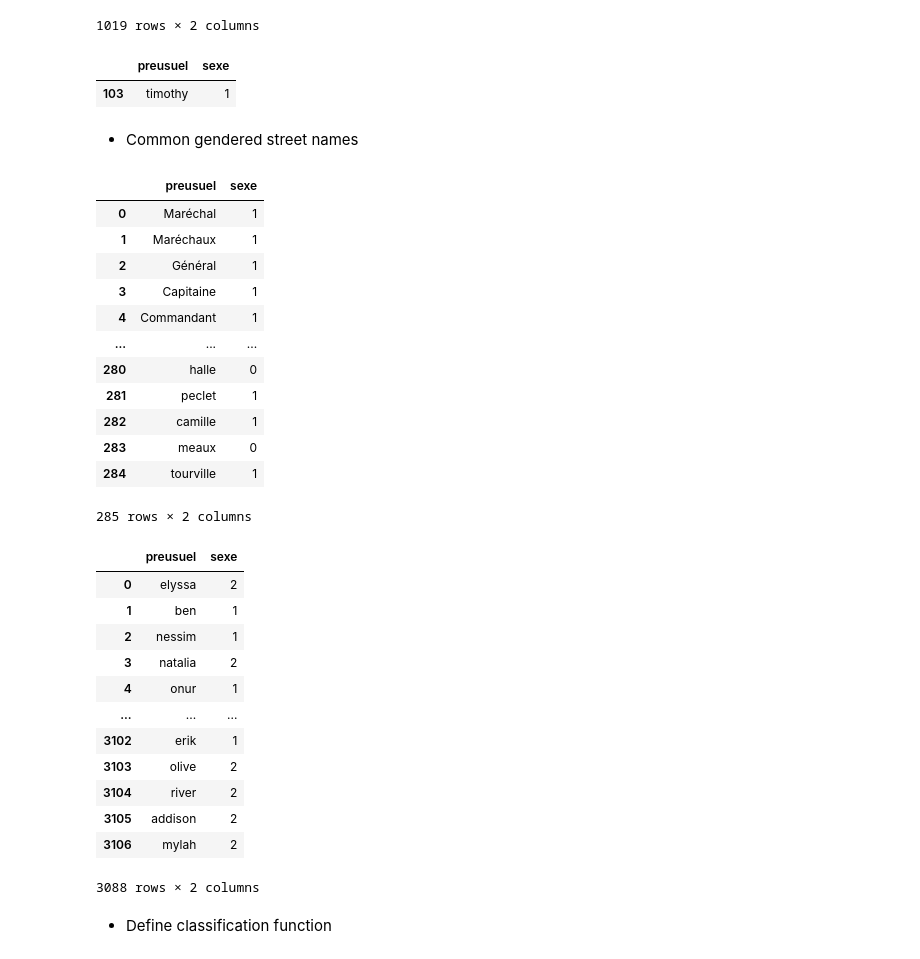
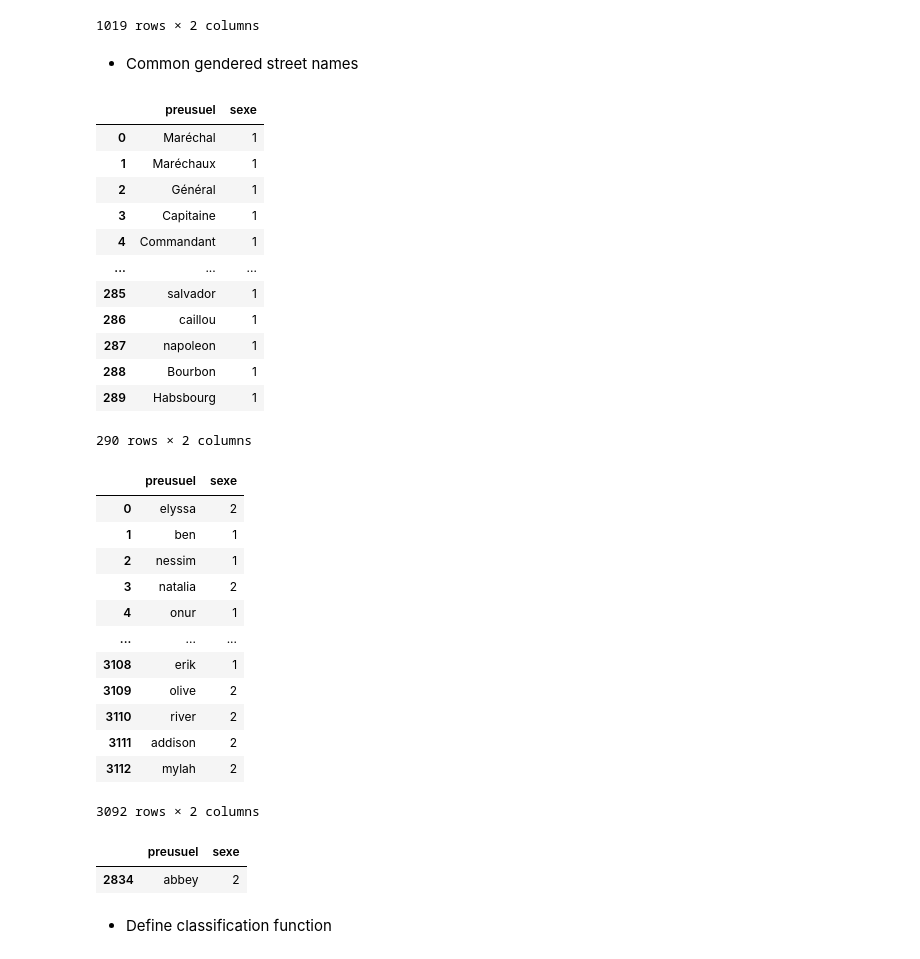
Before and after one commit to tdemareuil/StreetGender, a Jupyter notebook: roadnames_dev.ipynb, the cells around one changed output. Drawn from its saved outputs; the diff is of its cells as text; code cells hidden in the pictures.

```diff
--- a/roadnames.ipynb
+++ b/roadnames_dev.ipynb
@@ -187,12 +188,6 @@ genders_en
 | 1017 | mylah | 2 |
 | 1018 | nola | 2 |
 1019 rows × 2 columns
-# %%
-# test
-genders_en[genders_en['preusuel']=='timothy']
-# %% [output]
-|  | preusuel | sexe |
-| 103 | timothy | 1 |
 # %% [markdown]
 * Common gendered street names
 # %%
@@ -212,7 +207,7 @@ more_names = {# titles
               'Baronnes':2, 'Princesse':2, 'Prince':2, 'Roi':1, 'Rois':1, 'Reine':2, 'Reines':2,
               'Marquise':2, 'Marquis':1, 'Lord':1, 'Lady':2, 'Dauphin':1, 'Dauphine':2, 'Chevalier':1,
               'Archiduc':1, 'Infante':2, 'Empereur':1, 'Emperesse':2, 'Régent':1, 'Régente':2,
-              'Chatelain':1, 'Chatelaine':2, 'Chapelaines':2,
+              'Chatelain':1, 'Chatelaine':2, 'Chapelaines':2, 'Bourgeois':1, 'Bourgeoise':2, 'Bourgeoises':2,
 
               'Président':1, 'Présidente':2, 'Consul':1, 'Maire':1, 'Ambassadeur':1, 'Ambassadeurs':1,
               'Ambassadrice':2, 'Ambassadrices':2, 'Directeur':1, 'Directrice':2, 'Docteur':1, 'Inspecteur':1,
@@ -233,40 +228,41 @@ more_names = {# titles
               'Reynaldo':1, 'Berri':1, 'Bruyere':1, 'Lesseps':1, 'Fenelon':1, 'Mareuil':1,
               'Dupont':1, 'Malmaisons':2, 'Malmaison':2, 'Valois':1, 'Blaise':1, 'Bougainville':1, 'Louvois':1,
               'Colbert':1, 'Faustin':1, 'Chavez':1, 'Mozart':1, 'Desprez':1, 'Froidevaux':1, 'Chapon':1,
               'Gluck':1, 'Berthier':1, 'Grimaud':1, 'Chapon':1, 'Bouvier':1, 'Gauthey':1, 'Dyck':1, 'Monceau':0,
               'Royal':0, 'Favart':1, 'Rauch':1, 'Jonquoy':1, 'Gerando':1, 'Bruller':1, 'Cepre':1, 'Pinel':1,
               'Laferrière':1, 'Gaetano':1, 'Lentonnet':1, 'Mignot':1, 'Mayet':1, 'Pasquier':1, 'Taylor':1,
               'Dubois':1, 'Brunel':1, 'Hebert':1, 'Lagrange':1, 'Junot':1, 'Dieulafoy':1, 'Houdart':1,
               'Franz':1, 'Mouraud':1, 'Andrieux':1, 'Valette':1, 'Joubert':1, 'Ferrus':1, 'Portefoin':1,
               'Hoche':1, 'Fourneyron':1, 'Lemercier':1, 'Polonceau':1, 'Sibour':1, 'Petrarque':1, 'Bourgoin':1,
               'Thouin':1, 'Benard':1, 'Guénégaud':1, 'Tracy':1, 'Calmels':1, 'Geoffroi':1, 'Villiot':1,
               'Greffulhe':1, 'Tarbé':1, 'Daunay':1, 'Larribe':1, 'Riboutté':1, 'Johannes':1, 'Iannis':1,
               'Guglielmo':1, 'Guillermo':1, 'jan':1, 'buzenval':1, 'dario':1, 'angelo':1, 'giacomo':1,
               'giuseppe':1, 'giovanni':1, 'compoint':1, 'wattignies':0, 'cavé':1, 'castiglione':0, 'dom':1,
               'girodet':1, 'presles':1, 'chartres':0, 'julienne':1, 'marois':1, 'cahors':0, 'riberolle':1,
               'moreau':1, 'vezelay':0, 'amiens':0, 'fourviere':0, 'rouen':0, 'bazeilles':0, 'Pecquay':1,
               'duras':1, 'cardinale':1, 'aubry':1, 'petel':1, 'vineuse':0, 'dufrenoy':1, 'lagarde':1,
               'paradis':0, 'clery':0, 'deshayes':1, 'keller':1, 'fabre':1, 'narbonne':0, 'boyer':1,
-              'parme':0, 'halle':0, 'peclet':1, 'camille':1, 'meaux':0, 'tourville':1,}
+              'parme':0, 'halle':0, 'peclet':1, 'Camille':1, 'meaux':0, 'tourville':1, 'salvador':1,
+              'caillou':1, 'napoleon':1, 'Bourbon':1, 'Habsbourg':1, 'croix':0}
 
 more_names = pd.DataFrame.from_dict(more_names, orient='index')
 more_names = more_names.reset_index()
 more_names.columns = ['preusuel','sexe']
 more_names
 # %% [output]
 |  | preusuel | sexe |
 | 0 | Maréchal | 1 |
 | 1 | Maréchaux | 1 |
 | 2 | Général | 1 |
 | 3 | Capitaine | 1 |
 | 4 | Commandant | 1 |
 | ... | ... | ... |
-| 280 | halle | 0 |
-| 281 | peclet | 1 |
-| 282 | camille | 1 |
-| 283 | meaux | 0 |
-| 284 | tourville | 1 |
+| 285 | salvador | 1 |
+| 286 | caillou | 1 |
+| 287 | napoleon | 1 |
+| 288 | Bourbon | 1 |
+| 289 | Habsbourg | 1 |
-285 rows × 2 columns
+290 rows × 2 columns
 # %%
 genders = pd.concat([genders, more_names, genders_en], axis=0)
 genders = genders.drop_duplicates('preusuel')
@@ -276,7 +272,7 @@ genders['preusuel'] = genders['preusuel'].apply(lambda x: unidecode(str.lower(st
 # remove first names that create classification mistakes
 mistakes = ['france', 'alma', 'barbe', 'lilas', 'milan', 'brune', 'felicite',
             'nancy', 'grace', 'lorraine', 'blanche', 'evy', 'loup', 'iris',
-           'colombe', 'jan', 'harmonie', 'julienne', 'camille']
+           'colombe', 'jan', 'harmonie', 'julienne', 'abbey']
 genders = genders[~genders['preusuel'].isin(mistakes)]
 genders
 # %% [output]
@@ -287,12 +283,17 @@ genders
 | 3 | natalia | 2 |
 | 4 | onur | 1 |
 | ... | ... | ... |
-| 3102 | erik | 1 |
-| 3103 | olive | 2 |
-| 3104 | river | 2 |
-| 3105 | addison | 2 |
-| 3106 | mylah | 2 |
+| 3108 | erik | 1 |
+| 3109 | olive | 2 |
+| 3110 | river | 2 |
+| 3111 | addison | 2 |
+| 3112 | mylah | 2 |
-3088 rows × 2 columns
+3092 rows × 2 columns
+# %%
+genders[genders['preusuel']=='abbey']
+# %% [output]
+|  | preusuel | sexe |
+| 2834 | abbey | 2 |
 # %% [markdown]
 * Define classification function
 # %%
```
Also changed, not shown: parts of 11 cells of this notebook, 4 other files.
